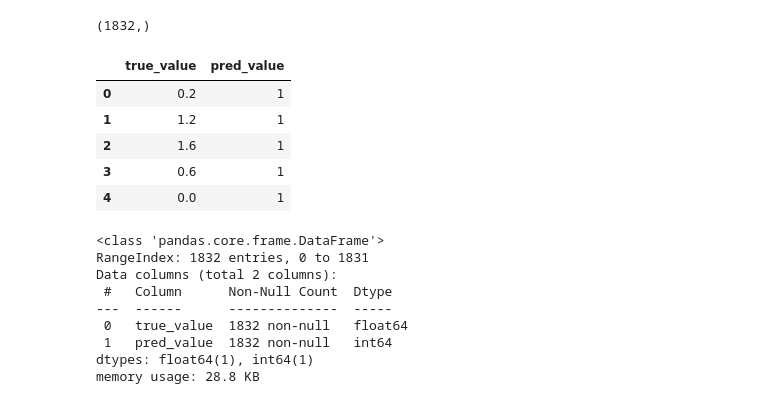
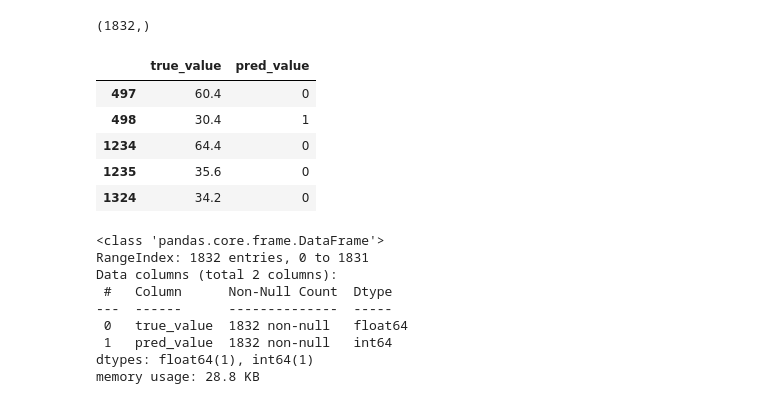
Before and after one commit to NietoCurcio/atmoseer, a Jupyter notebook: notebooks/error_analisys.ipynb, the cells around one changed output. Saved outputs shown, nothing was run; the diff lists cells and outputs as text; code cells hidden in the pictures.

```diff
--- a/notebooks/error_analisys.ipynb
+++ b/notebooks/error_analisys.ipynb
@@ -140,21 +140,22 @@ y_test.ravel().shape
 # %% [output]
 (1832,)
 # %%
+import pandas as pd
 true_value = pd.Series(y_test.ravel())
 pred_value = pd.Series(y_pred.ravel())
 
 df = pd.DataFrame()
 df['true_value'] = true_value
 df['pred_value'] = pred_value
 
-df.head()
+df[df.true_value>30].head(50)
 # %% [output]
 |  | true_value | pred_value |
-| 0 | 0.2 | 1 |
-| 1 | 1.2 | 1 |
-| 2 | 1.6 | 1 |
-| 3 | 0.6 | 1 |
-| 4 | 0.0 | 1 |
+| 497 | 60.4 | 0 |
+| 498 | 30.4 | 1 |
+| 1234 | 64.4 | 0 |
+| 1235 | 35.6 | 0 |
+| 1324 | 34.2 | 0 |
 # %%
 df.info()
 # %% [output]
```
Also changed, not shown: parts of 16 cells of this notebook, 10 other files.
